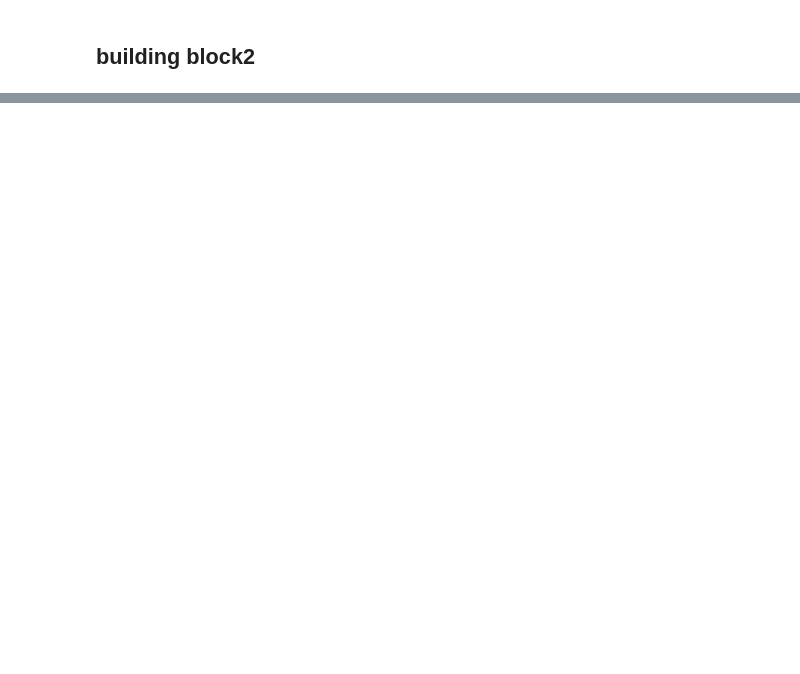
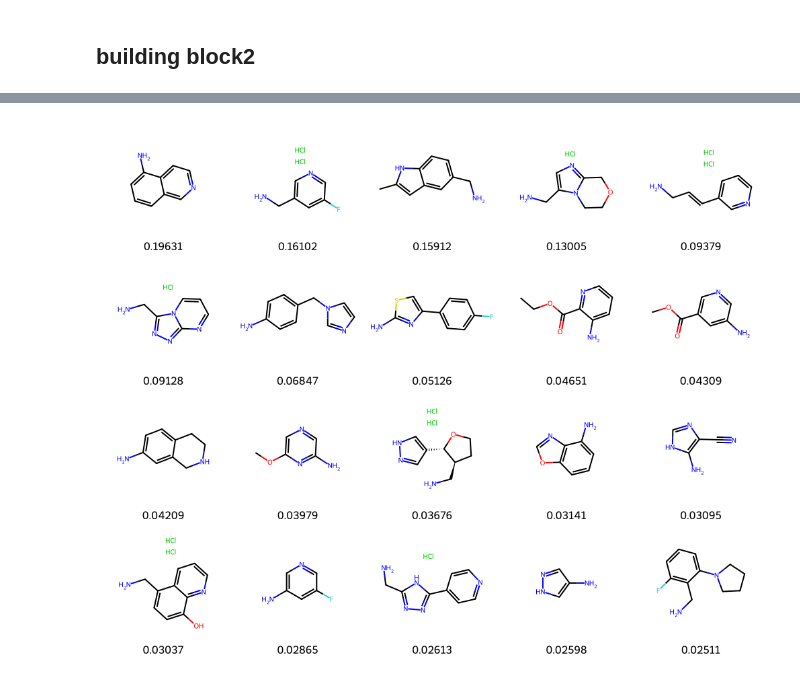
Before and after one commit to ottantacinque/KaggleLeashBio, a Jupyter notebook: notebooks/000_soft_labeling_check_data.ipynb, the cells around one changed output, grey strips where cells are left out. Cells and saved outputs as stored; diff of their text form; code cells hidden in the pictures; blank space fills up the shorter version.

```diff
--- a/notebooks/000_soft_labeling_check_data.ipynb
+++ b/notebooks/000_soft_labeling_check_data.ipynb
@@ -202,6 +212,8 @@ show_mol(target, bb_col, bb1_mean, bb1_idx2smiles, top=True)
 # %%
 # target = 'binds_BRD4'
-# target = 'binds_HSA'
-target = 'binds_sEH'
-bb_col = 'buildingblock1_smiles'
-show_mol(target, bb_col, bb1_mean, bb1_idx2smiles, top=True)
+target = 'binds_HSA'
+# target = 'binds_sEH'
+bb_col = 'buildingblock3_smiles'
+show_mol(target, bb_col, bb3_mean, bb23_idx2smiles, top=True)
+# %% [output]
+[figure, added]
```
Also changed, not shown: parts of 3 cells of this notebook, 3 other files.
